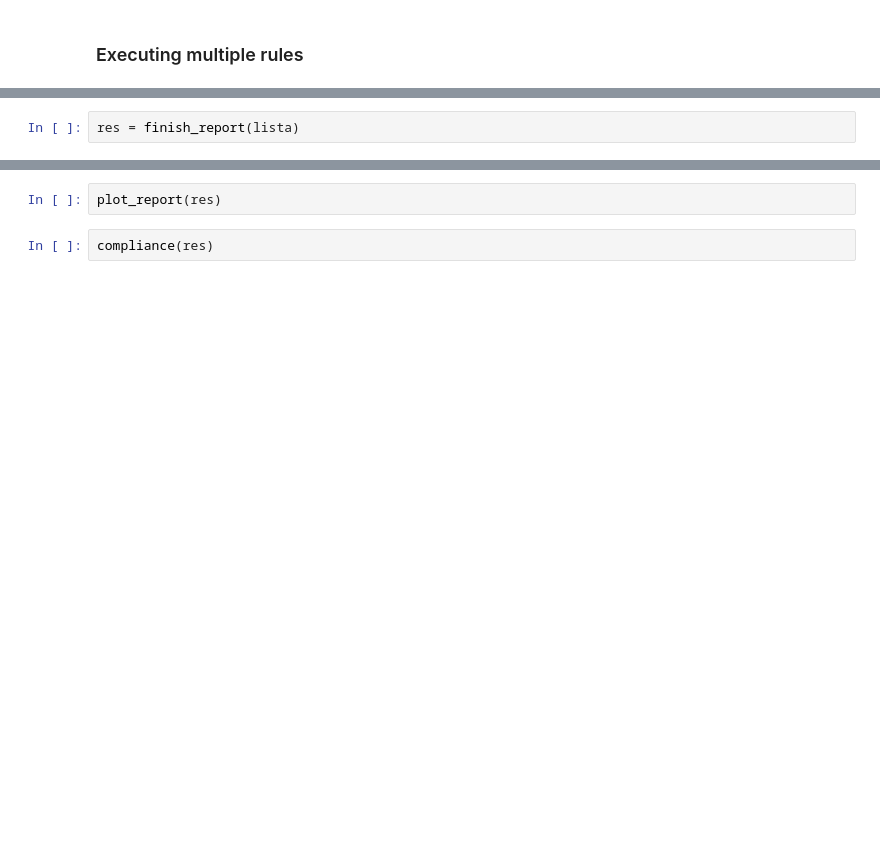
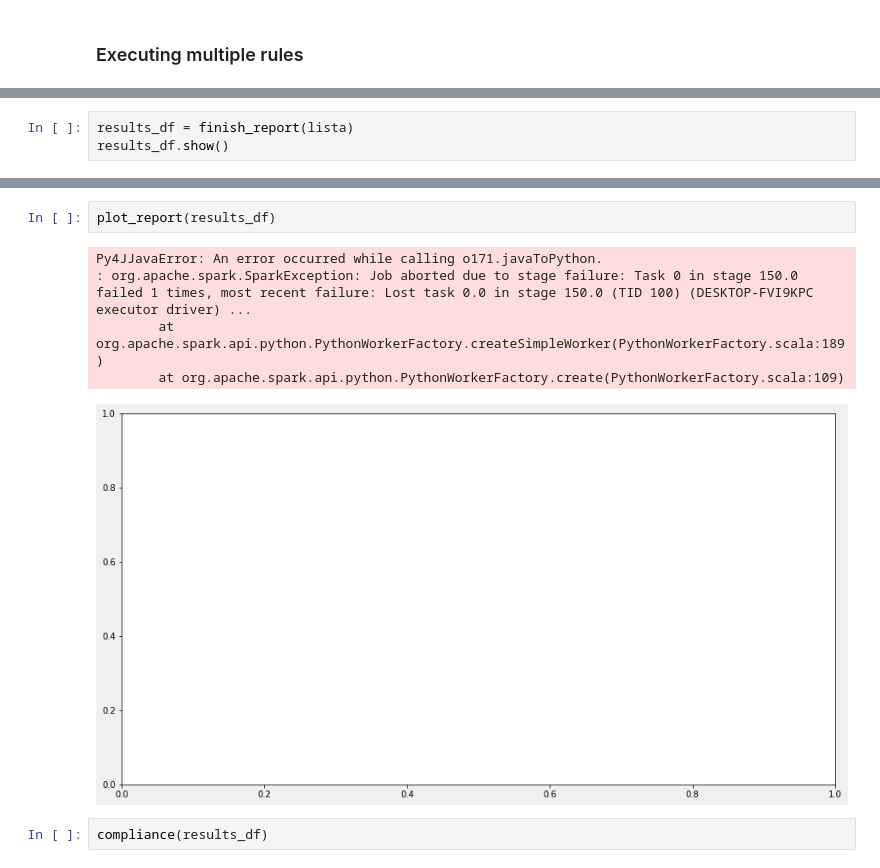
Before and after one commit to 197315/Q-C_4LL, a Jupyter notebook: QR_4LL-Ejemplos.ipynb, the cells around one changed output, grey strips where cells are left out. Cells and saved outputs as stored; diff of their text form; blank space fills up the shorter version.

```diff
--- a/QR_4LL-Ejemplos.ipynb
+++ b/QR_4LL-Ejemplos.ipynb
@@ -81,2 +103,3 @@ NameError: name 'R_1_1' is not defined
 # %%
-res = finish_report(lista)
+results_df = finish_report(lista)
+results_df.show()
@@ -83,4 +111,10 @@ res = finish_report(lista)
 # %%
-plot_report(res)
+plot_report(results_df)
+# %% [output]
+Py4JJavaError: An error occurred while calling o171.javaToPython.
+: org.apache.spark.SparkException: Job aborted due to stage failure: Task 0 in stage 150.0 failed 1 times, most recent failure: Lost task 0.0 in stage 150.0 (TID 100) (DESKTOP-FVI9KPC executor driver) ...
+        at org.apache.spark.api.python.PythonWorkerFactory.createSimpleWorker(PythonWorkerFactory.scala:189)
+        at org.apache.spark.api.python.PythonWorkerFactory.create(PythonWorkerFactory.scala:109)
+[figure, added]
 # %%
-compliance(res)
+compliance(results_df)
```
Also changed, not shown: parts of 9 cells of this notebook, 1 other file.
